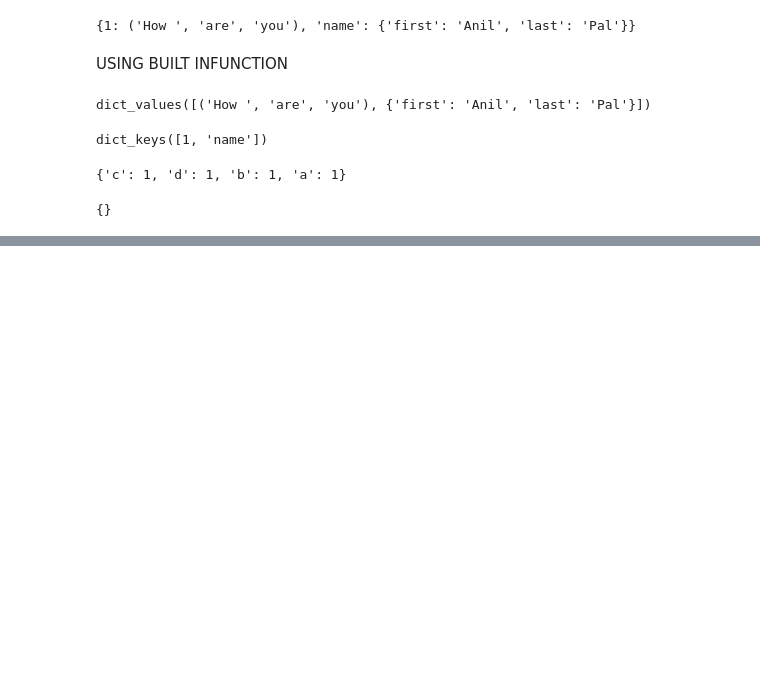
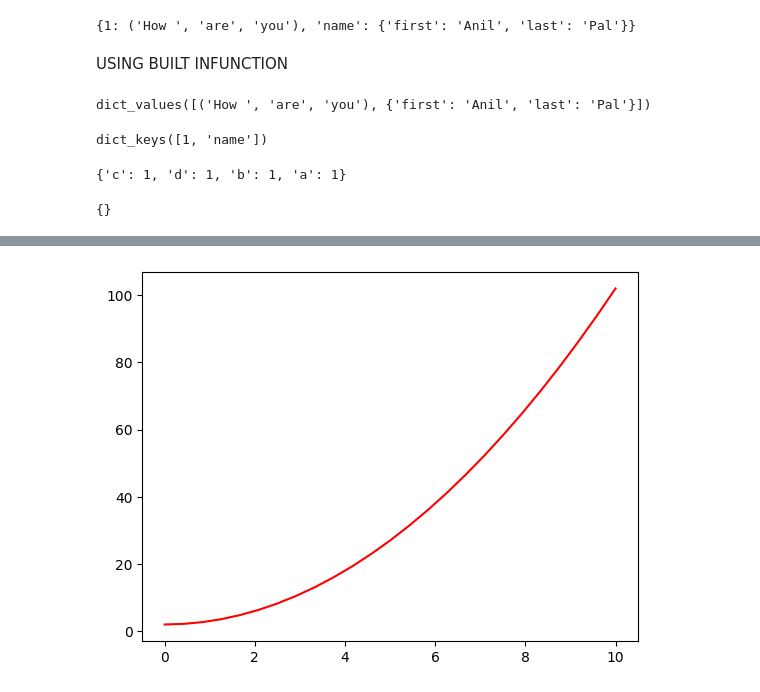
Before and after one commit to ANILPAL-AP/Python-Basics-Website, a Jupyter notebook: PYTHON_BASIC_ZERO_TO_HER0.ipynb, the cells around one changed output, grey strips where cells are left out. Drawn from its saved outputs; the diff is of its cells as text; code cells hidden in the pictures; blank space fills up the shorter version.

```diff
--- a/PYTHON_BASIC_ZERO_TO_HER0.ipynb
+++ b/PYTHON_BASIC_ZERO_TO_HER0.ipynb
@@ -503,0 +1987,8 @@ d
+# %%
+'''use numpy to generate random data'''
+import numpy as np
+x=np.linspace(0,10,25)
+y=x*x+2
+print(x)
+print(y)
+# print(np.array([x,y]).reshape(25,2))
@@ -503,0 +2006,6 @@ d
+# %%
+'''It only takes 1 command to draw'''
+pylab.plot(x,y,"r") # 'r' stands for red
+pylab.show()
+# %% [output]
+[figure, added]
```
Also changed, not shown: parts of 176 cells of this notebook.
